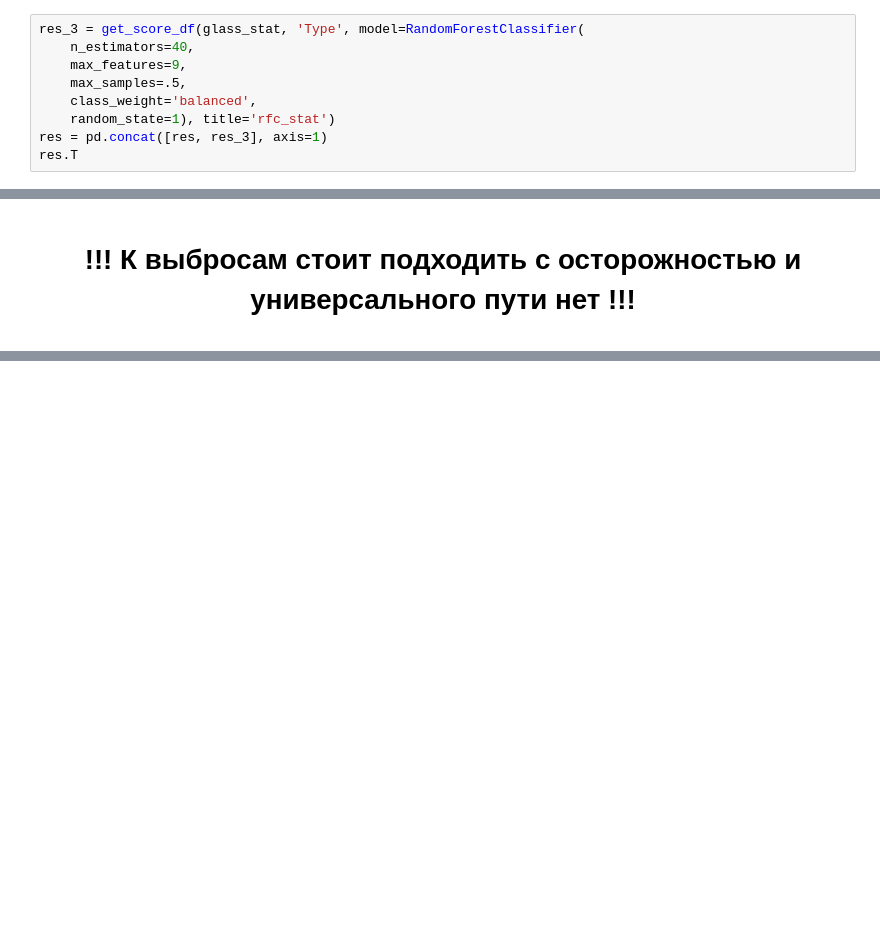
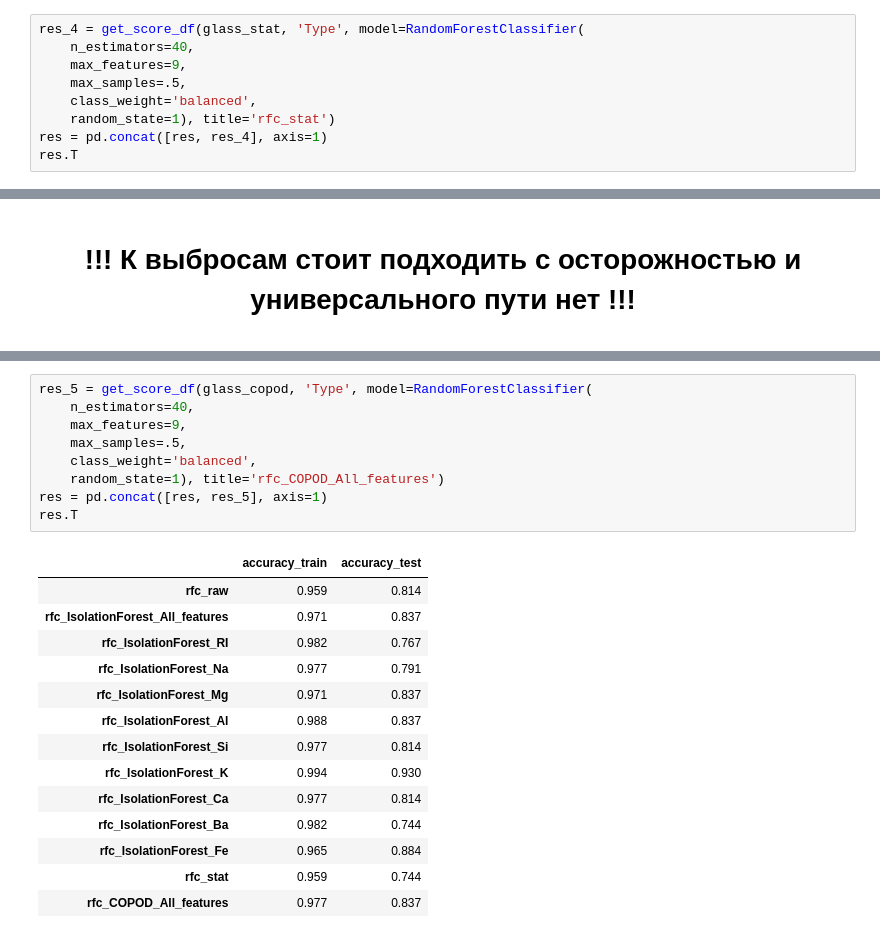
Before and after one commit to choodnovsky/Netilogiya_degp13, a Jupyter notebook: dz_8.10.ipynb, the cells around one changed output, grey strips where cells are left out. Drawn from its saved outputs; the diff is of its cells as text; blank space fills up the shorter version.

```diff
--- a/dz_8.10.ipynb
+++ b/dz_8.10.ipynb
@@ -462,13 +467,13 @@ plt.show()
 # %% [output]
 [figure]
 # %%
-res_3 = get_score_df(glass_stat, 'Type', model=RandomForestClassifier(
+res_4 = get_score_df(glass_stat, 'Type', model=RandomForestClassifier(
     n_estimators=40,
     max_features=9,
     max_samples=.5,
     class_weight='balanced',
     random_state=1), title='rfc_stat')
-res = pd.concat([res, res_3], axis=1)
+res = pd.concat([res, res_4], axis=1)
 res.T
 # %% [output]
 |  | accuracy_train | accuracy_test |
@@ -493,0 +550,24 @@ res.T
+# %%
+res_5 = get_score_df(glass_copod, 'Type', model=RandomForestClassifier(
+    n_estimators=40,
+    max_features=9,
+    max_samples=.5,
+    class_weight='balanced',
+    random_state=1), title='rfc_COPOD_All_features')
+res = pd.concat([res, res_5], axis=1)
+res.T
+# %% [output]
+|  | accuracy_train | accuracy_test |
+| rfc_raw | 0.959 | 0.814 |
+| rfc_IsolationForest_All_features | 0.971 | 0.837 |
+| rfc_IsolationForest_RI | 0.982 | 0.767 |
+| rfc_IsolationForest_Na | 0.977 | 0.791 |
+| rfc_IsolationForest_Mg | 0.971 | 0.837 |
+| rfc_IsolationForest_Al | 0.988 | 0.837 |
+| rfc_IsolationForest_Si | 0.977 | 0.814 |
+| rfc_IsolationForest_K | 0.994 | 0.930 |
+| rfc_IsolationForest_Ca | 0.977 | 0.814 |
+| rfc_IsolationForest_Ba | 0.982 | 0.744 |
+| rfc_IsolationForest_Fe | 0.965 | 0.884 |
+| rfc_stat | 0.959 | 0.744 |
+| rfc_COPOD_All_features | 0.977 | 0.837 |
```
Also changed, not shown: parts of 8 cells of this notebook.
